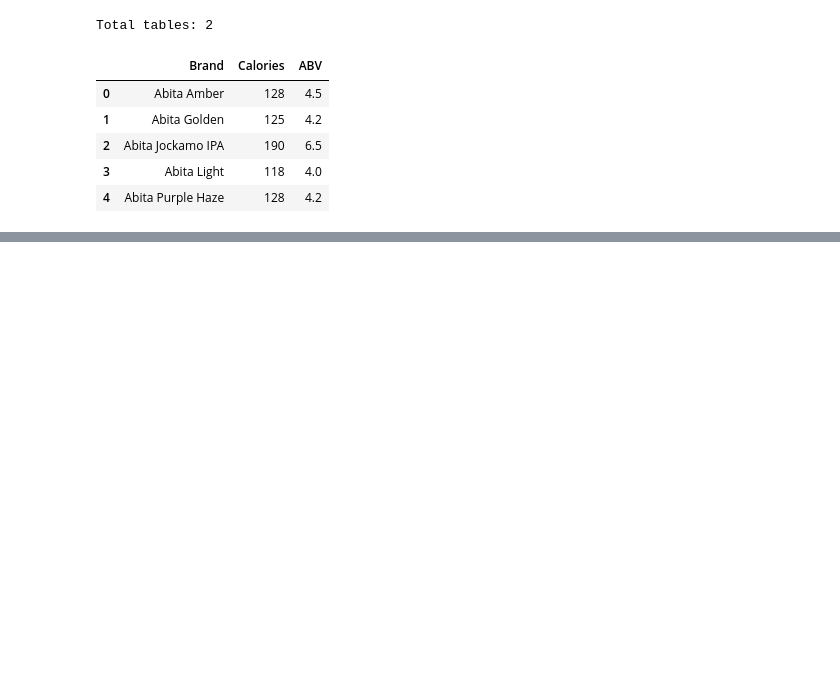
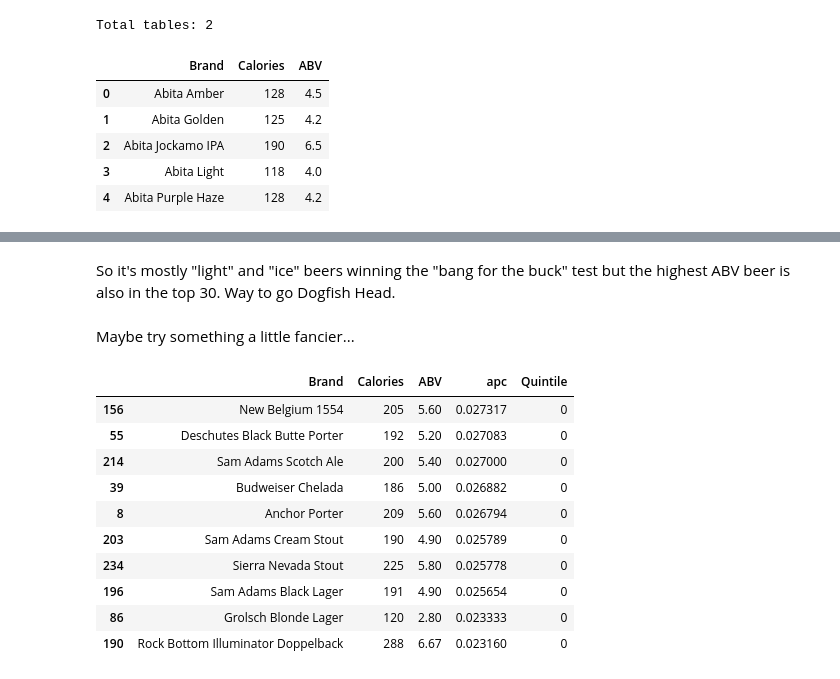
Before and after one commit to mjturtora/beer, a Jupyter notebook: Beer.ipynb, the cells around one changed output, grey strips where cells are left out. Saved outputs shown, nothing was run; the diff lists cells and outputs as text; code cells hidden in the pictures; blank space fills up the shorter version.

```diff
--- a/Beer.ipynb
+++ b/Beer.ipynb
@@ -55,0 +57,22 @@ df.head(30)
+# %% [markdown]
+So it's mostly "light" and "ice" beers winning the "bang for the buck" test but the highest ABV beer is also in the top 30. Way to go Dogfish Head.
+# %% [markdown]
+Maybe try something a little fancier...
+# %%
+# (df.assign(quantile=pd.qcut(df["apc"].values, q=5))
+# pd.qcut(df["apc"].values, q=5)
+pd.qcut(df["apc"], q=5, labels=False)
+df['Quintile'] = pd.qcut(df["apc"], q=5, labels=False)
+df.head(10)
+# %% [output]
+|  | Brand | Calories | ABV | apc | Quintile |
+| 156 | New Belgium 1554 | 205 | 5.60 | 0.027317 | 0 |
+| 55 | Deschutes Black Butte Porter | 192 | 5.20 | 0.027083 | 0 |
+| 214 | Sam Adams Scotch Ale | 200 | 5.40 | 0.027000 | 0 |
+| 39 | Budweiser Chelada | 186 | 5.00 | 0.026882 | 0 |
+| 8 | Anchor Porter | 209 | 5.60 | 0.026794 | 0 |
+| 203 | Sam Adams Cream Stout | 190 | 4.90 | 0.025789 | 0 |
+| 234 | Sierra Nevada Stout | 225 | 5.80 | 0.025778 | 0 |
+| 196 | Sam Adams Black Lager | 191 | 4.90 | 0.025654 | 0 |
+| 86 | Grolsch Blonde Lager | 120 | 2.80 | 0.023333 | 0 |
+| 190 | Rock Bottom Illuminator Doppelback | 288 | 6.67 | 0.023160 | 0 |
```
Also changed, not shown: parts of 7 cells of this notebook.
